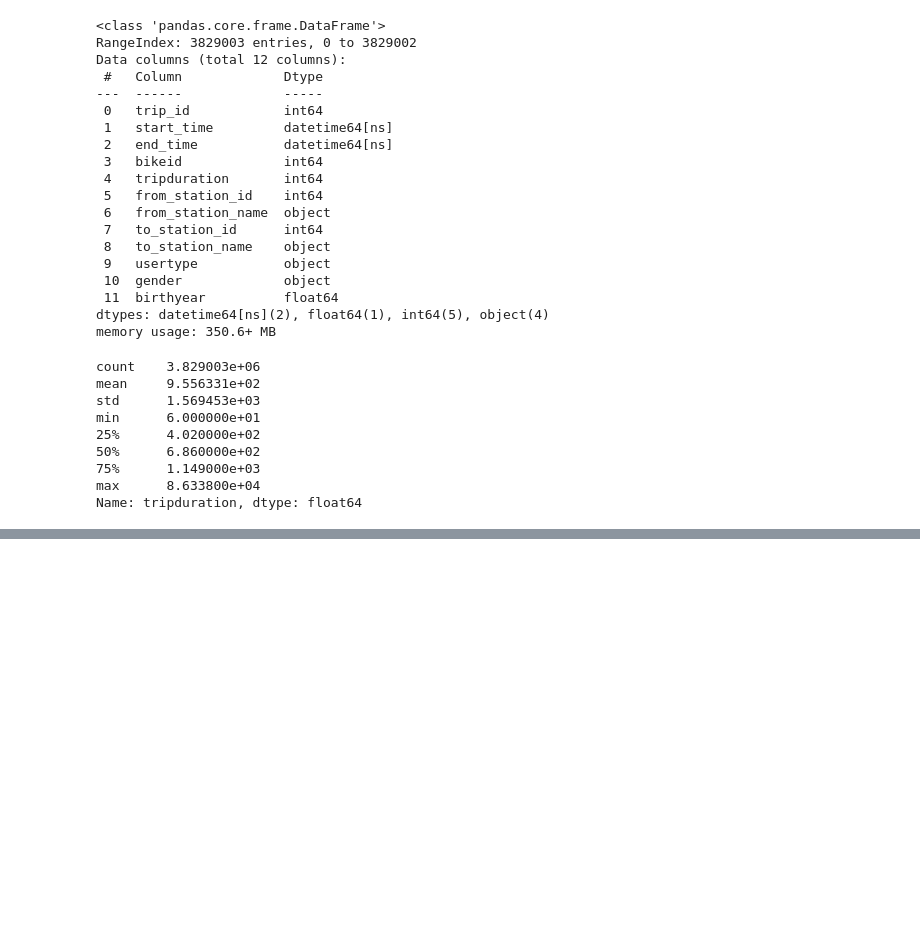
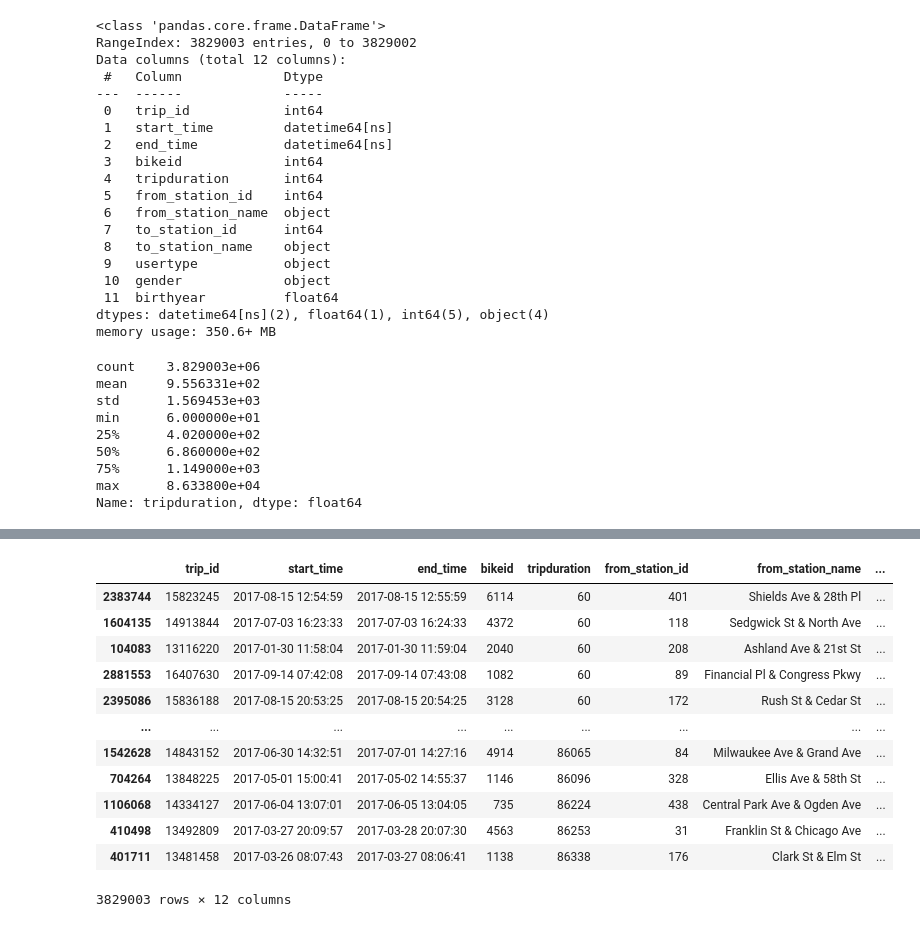
Before and after one commit to NeffIsBack/ThePredictors_DSML_Team_Assignment, a Jupyter notebook: Code_Jona.ipynb, the cells around one changed output, grey strips where cells are left out. Cells and saved outputs as stored; diff of their text form; code cells hidden in the pictures; blank space fills up the shorter version.

Commit message:
cleaned trips

```diff
--- a/Code_Jona.ipynb
+++ b/Code_Jona.ipynb
@@ -182 +182,17 @@ df_all['tripduration'].value_counts()
 Name: tripduration, Length: 16553, dtype: int64
+# %%
+df_all.sort_values (by= 'tripduration')
+# %% [output]
+|  | trip_id | start_time | end_time | bikeid | tripduration | from_station_id | from_station_name | ... |
+| 2383744 | 15823245 | 2017-08-15 12:54:59 | 2017-08-15 12:55:59 | 6114 | 60 | 401 | Shields Ave & 28th Pl | ... |
+| 1604135 | 14913844 | 2017-07-03 16:23:33 | 2017-07-03 16:24:33 | 4372 | 60 | 118 | Sedgwick St & North Ave | ... |
+| 104083 | 13116220 | 2017-01-30 11:58:04 | 2017-01-30 11:59:04 | 2040 | 60 | 208 | Ashland Ave & 21st St | ... |
+| 2881553 | 16407630 | 2017-09-14 07:42:08 | 2017-09-14 07:43:08 | 1082 | 60 | 89 | Financial Pl & Congress Pkwy | ... |
+| 2395086 | 15836188 | 2017-08-15 20:53:25 | 2017-08-15 20:54:25 | 3128 | 60 | 172 | Rush St & Cedar St | ... |
+| ... | ... | ... | ... | ... | ... | ... | ... | ... |
+| 1542628 | 14843152 | 2017-06-30 14:32:51 | 2017-07-01 14:27:16 | 4914 | 86065 | 84 | Milwaukee Ave & Grand Ave | ... |
+| 704264 | 13848225 | 2017-05-01 15:00:41 | 2017-05-02 14:55:37 | 1146 | 86096 | 328 | Ellis Ave & 58th St | ... |
+| 1106068 | 14334127 | 2017-06-04 13:07:01 | 2017-06-05 13:04:05 | 735 | 86224 | 438 | Central Park Ave & Ogden Ave | ... |
+| 410498 | 13492809 | 2017-03-27 20:09:57 | 2017-03-28 20:07:30 | 4563 | 86253 | 31 | Franklin St & Chicago Ave | ... |
+| 401711 | 13481458 | 2017-03-26 08:07:43 | 2017-03-27 08:06:41 | 1138 | 86338 | 176 | Clark St & Elm St | ... |
+3829003 rows × 12 columns
```
Also changed, not shown: parts of 10 cells of this notebook.
